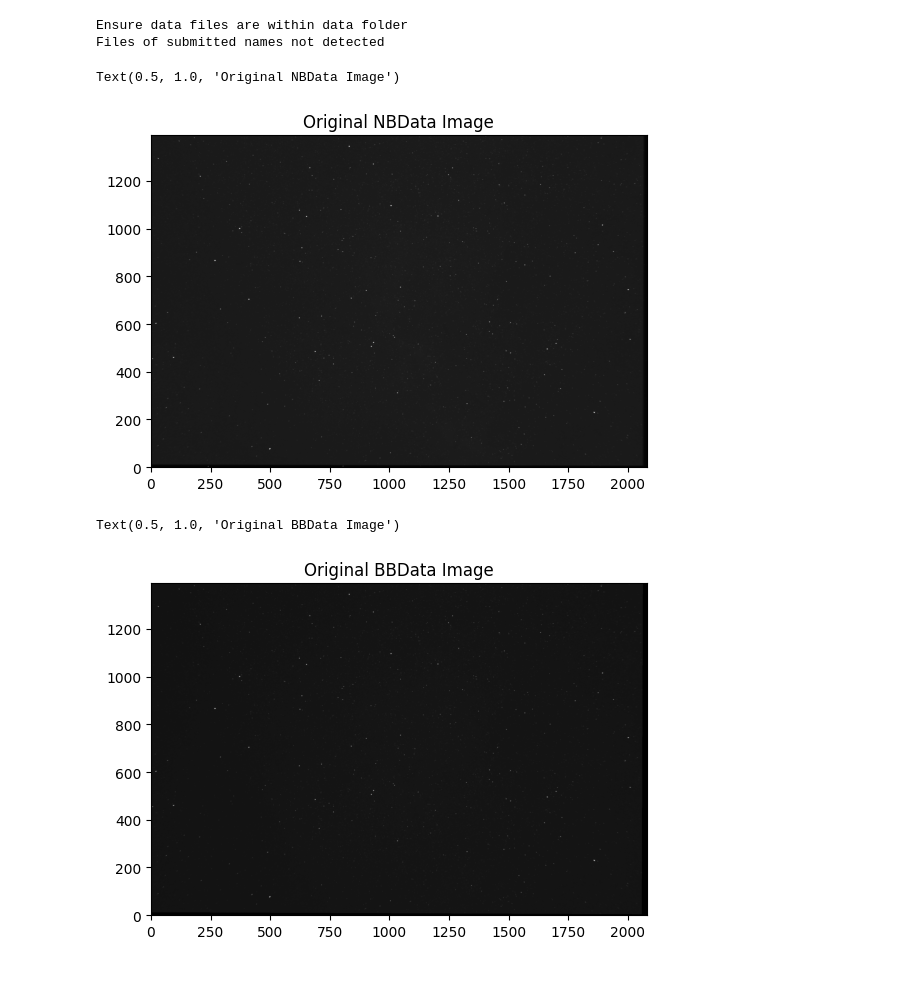
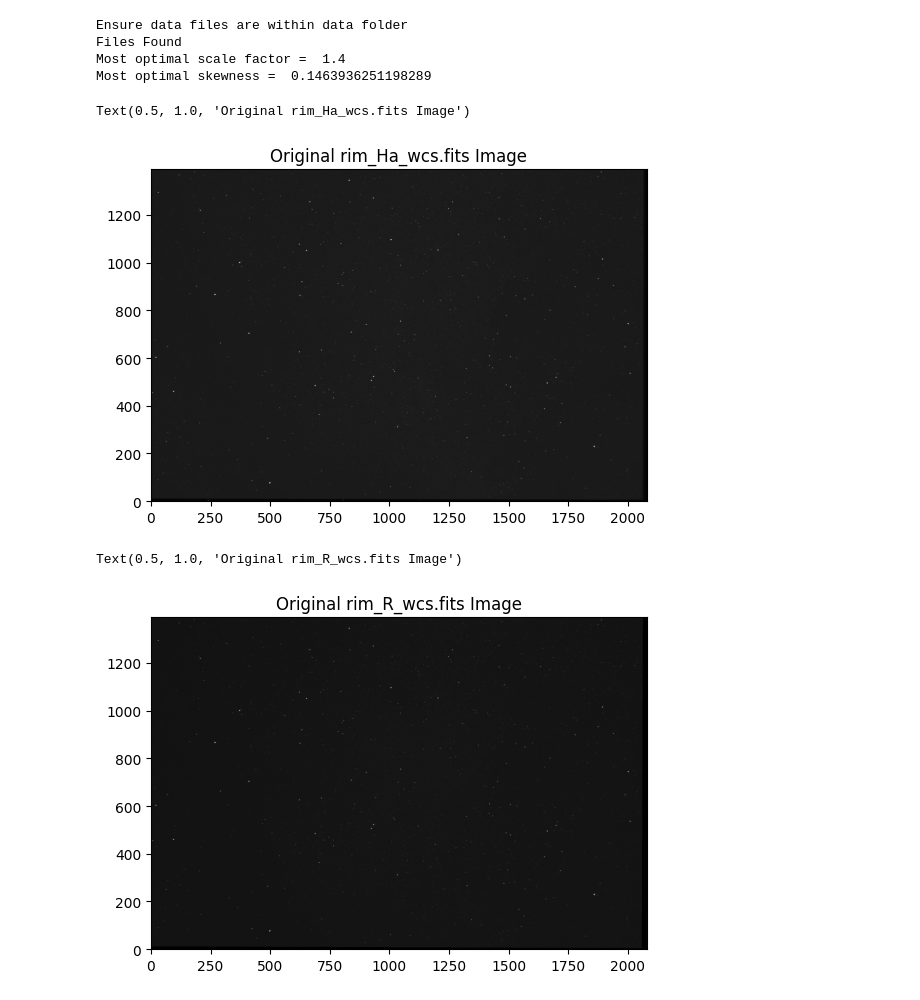
Before and after one commit to JoeBannouna/sceni, a Jupyter notebook: src/POC/leoPOC.ipynb, the cells around one changed output. Drawn from its saved outputs; the diff is of its cells as text; code cells hidden in the pictures.

Commit message:
Fixed images

```diff
--- a/src/POC/leoPOC.ipynb
+++ b/src/POC/leoPOC.ipynb
@@ -51,12 +51,12 @@ def determineBestMu(NBlink, BBlink):
 print("Ensure data files are within data folder")
 NBDataName = enterName("NB")
 BBDataName = enterName("BB")
+NBDataLink = "data/" + NBDataName
+BBDataLink = "data/" + BBDataName
 filesInFolder = os.listdir("data")
 
 if (NBDataName in filesInFolder) & (BBDataName in filesInFolder):
     print("Files Found")
-    NBDataLink = "data/" + NBDataName
-    BBDataLink = "data/" + BBDataName
 
     optMu, optSkew = determineBestMu(NBDataLink, BBDataLink)
 
@@ -66,17 +66,19 @@ else:
     print("Files of submitted names not detected")
 # %% [output]
 Ensure data files are within data folder
-Files of submitted names not detected
+Files Found
+Most optimal scale factor =  1.4
+Most optimal skewness =  0.1463936251198289
 # %%
-plt.imshow(NBData, origin = 'lower', cmap = 'gray')
-plt.title("Original NBData Image")
+plt.imshow(getData(NBDataLink), origin = 'lower', cmap = 'gray')
+plt.title("Original " + NBDataName + " Image")
 # %% [output]
-Text(0.5, 1.0, 'Original NBData Image')
+Text(0.5, 1.0, 'Original rim_Ha_wcs.fits Image')
-[figure, old version]
+[figure, new version]
 # %%
-plt.imshow(BBData, origin = 'lower', cmap = 'gray')
-plt.title("Original BBData Image")
+plt.imshow(getData(BBDataLink), origin = 'lower', cmap = 'gray')
+plt.title("Original " + BBDataName + " Image")
 # %% [output]
-Text(0.5, 1.0, 'Original BBData Image')
+Text(0.5, 1.0, 'Original rim_R_wcs.fits Image')
-[figure, old version]
+[figure, new version]
 # %%
```
Also changed, not shown: parts of 1 cell of this notebook.
